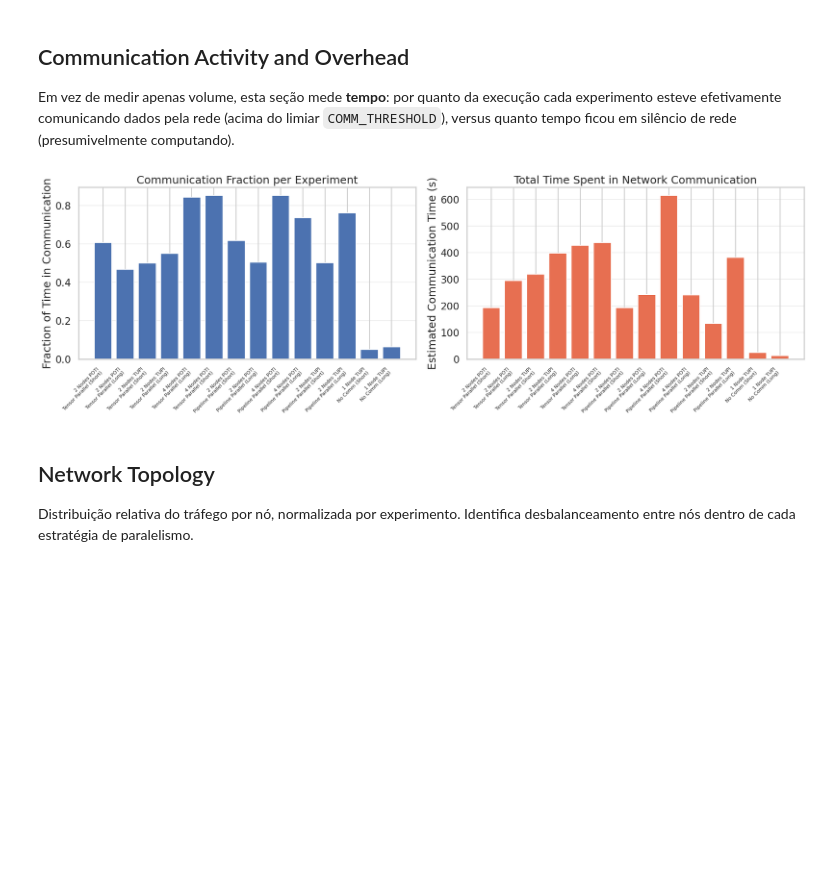
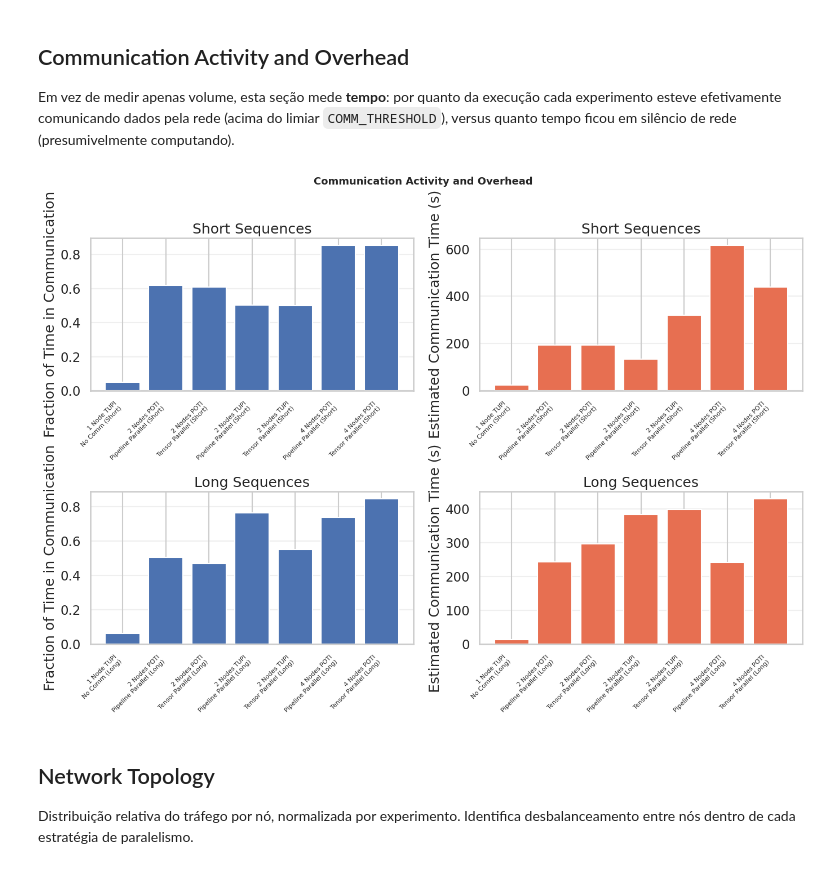
Before and after one commit to matregnago/comp-sys-perf-analysis, a Jupyter notebook: notebooks/04_network.ipynb, the cells around one changed output. Saved outputs shown, nothing was run; the diff lists cells and outputs as text; code cells hidden in the pictures; blank space fills up the shorter version.

```diff
--- a/notebooks/04_network.ipynb
+++ b/notebooks/04_network.ipynb
@@ -180,9 +180,13 @@ for exp_path in experiment_paths:
         except Exception as e:
             print(f'Error loading {net_file}: {e}')
 
-network_ts_df = pd.concat(network_rows, ignore_index=True)
-network_ts_df.to_csv(OUTPUT_DIR / 'network_timeseries.csv', index=False)
-print(f'Loaded {network_ts_df.shape[0]} rows from {len(experiment_paths)} experiments')
-network_ts_df.head()
+if network_rows:
+    network_ts_df = pd.concat(network_rows, ignore_index=True)
+    network_ts_df.to_csv(OUTPUT_DIR / 'network_timeseries.csv', index=False)
+    print(f'Loaded {network_ts_df.shape[0]} rows from {len(experiment_paths)} experiments')
+    network_ts_df.head()
+else:
+    print('Warning: No network_telemetry.csv files found in experiments.')
+    print('Available files in first experiment:', list(experiment_paths[0].rglob('*'))[:5] if experiment_paths else 'No experiments found')
 # %% [output]
 Loaded 15886 rows from 14 experiments
@@ -575,41 +604,46 @@ tempo ficou em silêncio de rede (presumivelmente computando).
 # %%
 per_second = (
     network_ts_df.assign(timestamp=pd.to_datetime(network_ts_df['timestamp']))
     .groupby(['experiment_name', pd.Grouper(key='timestamp', freq='1s')])['total_kB_s']
     .sum().reset_index()
 )
 comm_time_df = (
     per_second.groupby('experiment_name').agg(
         comm_fraction=('total_kB_s', lambda x: (x > COMM_THRESHOLD).mean()),
         comm_active_seconds=('total_kB_s', lambda x: (x > COMM_THRESHOLD).sum()),
     ).reset_index()
 )
 comm_time_df['experiment_label'] = comm_time_df['experiment_name'].apply(format_experiment_name)
-comm_time_df['_rank'] = comm_time_df['experiment_name'].apply(
-    lambda x: TYPE_ORDER.get(get_experiment_type(x), 99)
-)
-comm_time_df = comm_time_df.sort_values('_rank').reset_index(drop=True)
+comm_time_df['seqlen'] = comm_time_df['experiment_name'].apply(lambda x: parse_exp_name(x)['seqlen'])
 
-fig, axes = plt.subplots(1, 2, figsize=(18, 6))
+fig, axes = plt.subplots(2, 2, figsize=(14, 10))
 
-axes[0].bar(range(len(comm_time_df)), comm_time_df['comm_fraction'])
-axes[0].set_xticks(range(len(comm_time_df)))
-axes[0].set_xticklabels(comm_time_df['experiment_label'], rotation=45, ha='right', fontsize=8)
-axes[0].set_ylabel('Fraction of Time in Communication')
-axes[0].set_title('Communication Fraction per Experiment')
-axes[0].grid(axis='y', alpha=0.3)
+for idx, seqlen in enumerate(['short', 'long']):
+    subset = comm_time_df[comm_time_df['seqlen'] == seqlen].reset_index(drop=True)
 
-axes[1].bar(range(len(comm_time_df)), comm_time_df['comm_active_seconds'], color='#e76f51')
-axes[1].set_xticks(range(len(comm_time_df)))
-axes[1].set_xticklabels(comm_time_df['experiment_label'], rotation=45, ha='right', fontsize=8)
-axes[1].set_ylabel('Estimated Communication Time (s)')
-axes[1].set_title('Total Time Spent in Network Communication')
-axes[1].grid(axis='y', alpha=0.3)
+    ax = axes[idx, 0]
+    if len(subset) > 0:
+        ax.bar(range(len(subset)), subset['comm_fraction'])
+        ax.set_xticks(range(len(subset)))
+        ax.set_xticklabels(subset['experiment_label'], rotation=45, ha='right', fontsize=8)
+        ax.set_ylabel('Fraction of Time in Communication')
+        ax.set_title(f'{seqlen.capitalize()} Sequences')
+        ax.grid(axis='y', alpha=0.3)
 
-fig.tight_layout()
+    ax = axes[idx, 1]
+    if len(subset) > 0:
+        ax.bar(range(len(subset)), subset['comm_active_seconds'], color='#e76f51')
+        ax.set_xticks(range(len(subset)))
+        ax.set_xticklabels(subset['experiment_label'], rotation=45, ha='right', fontsize=8)
+        ax.set_ylabel('Estimated Communication Time (s)')
+        ax.set_title(f'{seqlen.capitalize()} Sequences')
+        ax.grid(axis='y', alpha=0.3)
+
+fig.suptitle('Communication Activity and Overhead', fontsize=13, fontweight='bold')
+fig.tight_layout(rect=[0, 0, 1, 0.97])
 save_fig(fig, 'communication_activity.png')
 # %% [output]
-[figure, old version]
+[figure, new version]
 # %% [markdown]
 ## Network Topology
 
```
Also changed, not shown: parts of 9 cells of this notebook, 3 other files.
